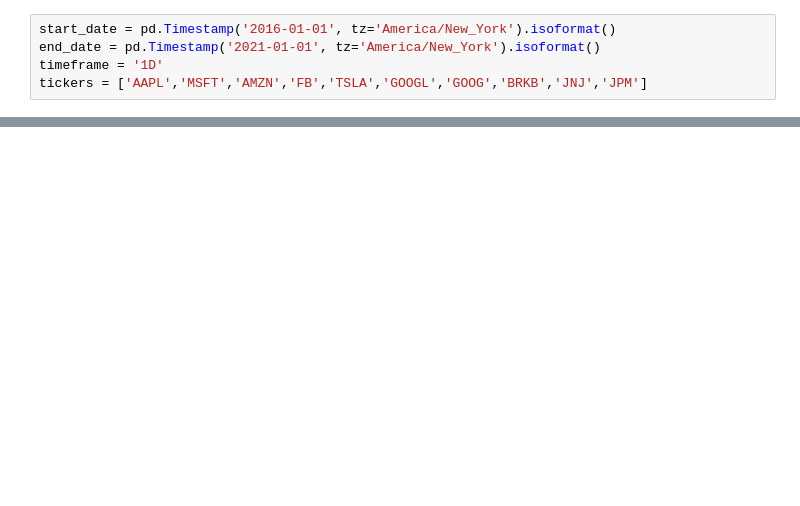
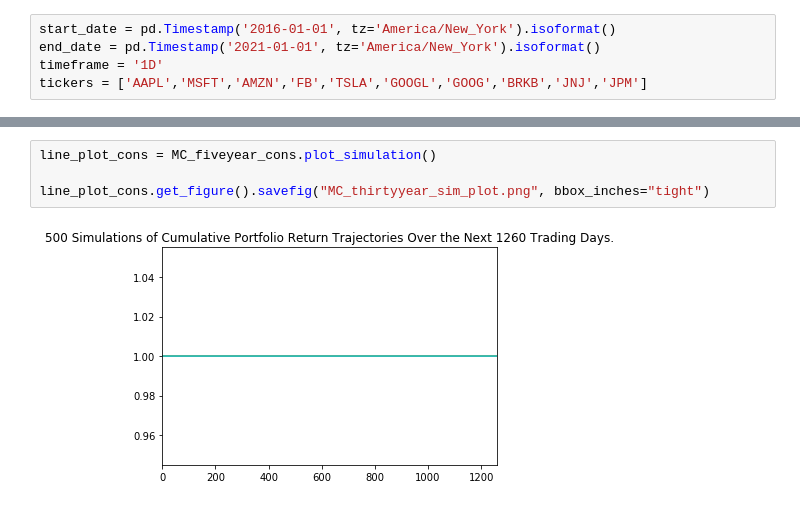
Before and after one commit to Vasili2797/Group-Project-1, a Jupyter notebook: api_info.ipynb, the cells around one changed output, grey strips where cells are left out. Saved outputs shown, nothing was run; the diff lists cells and outputs as text; blank space fills up the shorter version.

```diff
--- a/api_info.ipynb
+++ b/api_info.ipynb
@@ -102,0 +126,6 @@ MC_fiveyear = MCSimulation(
+# %%
+line_plot_cons = MC_fiveyear_cons.plot_simulation()
+
+line_plot_cons.get_figure().savefig("MC_thirtyyear_sim_plot.png", bbox_inches="tight")
+# %% [output]
+[figure, added]
```
Also changed, not shown: parts of 17 cells of this notebook, 1 other file.
